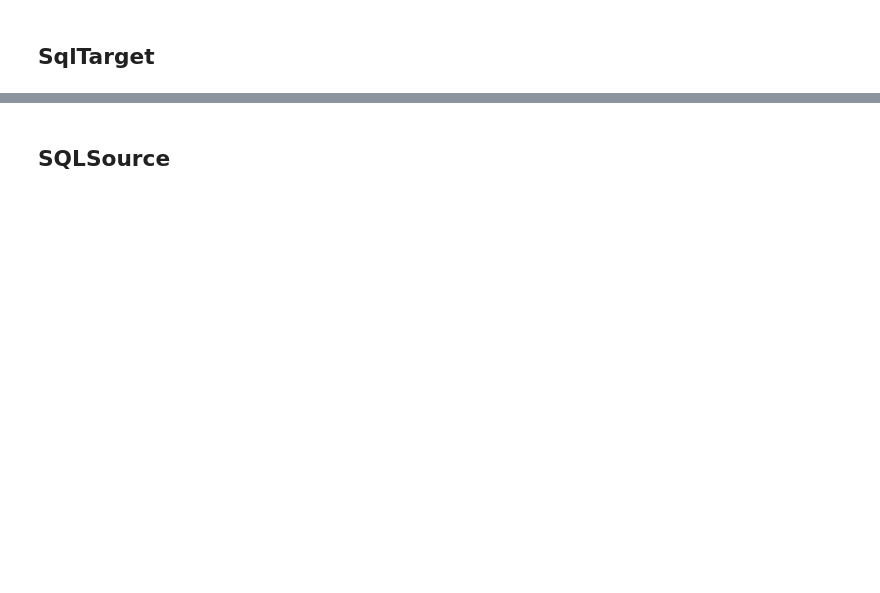
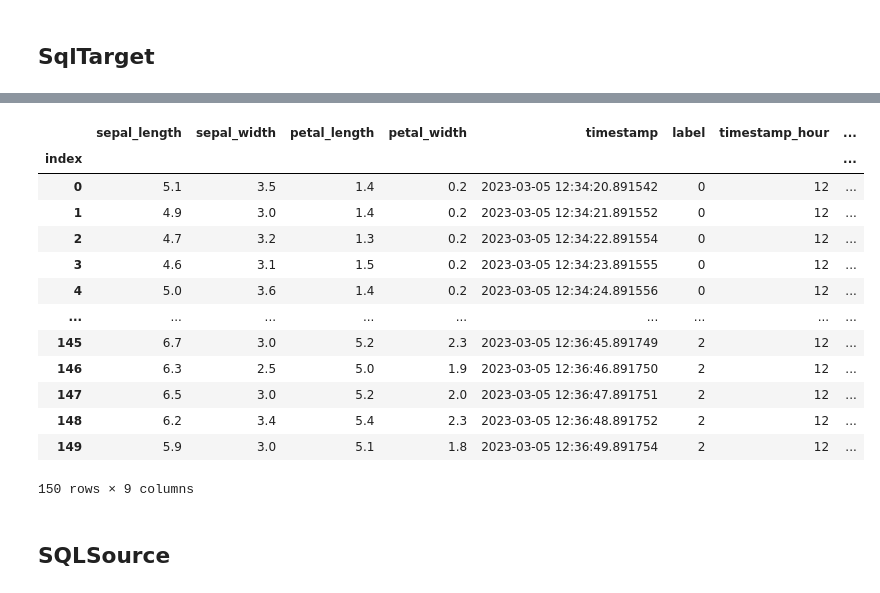
Before and after one commit to xsqian/test-notebooks, a Jupyter notebook: test-mysql/01_storey_mysql.ipynb, the cells around one changed output, grey strips where cells are left out. Cells and saved outputs as stored; diff of their text form; code cells hidden in the pictures; blank space fills up the shorter version.

```diff
--- a/test-mysql/01_storey_mysql.ipynb
+++ b/test-mysql/01_storey_mysql.ipynb
@@ -81,0 +112,20 @@ fstore.ingest(iris_set, df, targets=[sql_target])
+# %%
+sql_target = SQLTarget(db_url=MYSQL_DB_URL,
+                       table_name="iris2",
+                       schema=schema,
+                       primary_key_column="index",
+                       create_table=True)
+# %%
+import mlrun.feature_store as fstore
+
+# Define the transactions FeatureSet
+iris_set = fstore.FeatureSet("iris2",
+                             entities=[fstore.Entity("index")], timestamp_key="timestamp",
+                             description="transactions feature set",
+                             engine='pandas')
+
+iris_set.graph\
+    .to(DateExtractor(parts = ['hour', 'day_of_week'], timestamp_col = 'timestamp'))\
+    .to(MapValues(mapping={'label': iris_label_dict}, with_original_features=True))
+
+iris_set.plot(rankdir="LR")
@@ -82,2 +134,19 @@ fstore.ingest(iris_set, df, targets=[sql_target])
+# %%
+fstore.ingest(iris_set, df, targets=[sql_target])
+# %% [output]
+|  | sepal_length | sepal_width | petal_length | petal_width | timestamp | label | timestamp_hour | ... |
+| index |  |  |  |  |  |  |  | ... |
+| 0 | 5.1 | 3.5 | 1.4 | 0.2 | 2023-03-05 12:34:20.891542 | 0 | 12 | ... |
+| 1 | 4.9 | 3.0 | 1.4 | 0.2 | 2023-03-05 12:34:21.891552 | 0 | 12 | ... |
+| 2 | 4.7 | 3.2 | 1.3 | 0.2 | 2023-03-05 12:34:22.891554 | 0 | 12 | ... |
+| 3 | 4.6 | 3.1 | 1.5 | 0.2 | 2023-03-05 12:34:23.891555 | 0 | 12 | ... |
+| 4 | 5.0 | 3.6 | 1.4 | 0.2 | 2023-03-05 12:34:24.891556 | 0 | 12 | ... |
+| ... | ... | ... | ... | ... | ... | ... | ... | ... |
+| 145 | 6.7 | 3.0 | 5.2 | 2.3 | 2023-03-05 12:36:45.891749 | 2 | 12 | ... |
+| 146 | 6.3 | 2.5 | 5.0 | 1.9 | 2023-03-05 12:36:46.891750 | 2 | 12 | ... |
+| 147 | 6.5 | 3.0 | 5.2 | 2.0 | 2023-03-05 12:36:47.891751 | 2 | 12 | ... |
+| 148 | 6.2 | 3.4 | 5.4 | 2.3 | 2023-03-05 12:36:48.891752 | 2 | 12 | ... |
+| 149 | 5.9 | 3.0 | 5.1 | 1.8 | 2023-03-05 12:36:49.891754 | 2 | 12 | ... |
+150 rows × 9 columns
 # %% [markdown]
 ## SQLSource
```
Also changed, not shown: parts of 18 cells of this notebook.
